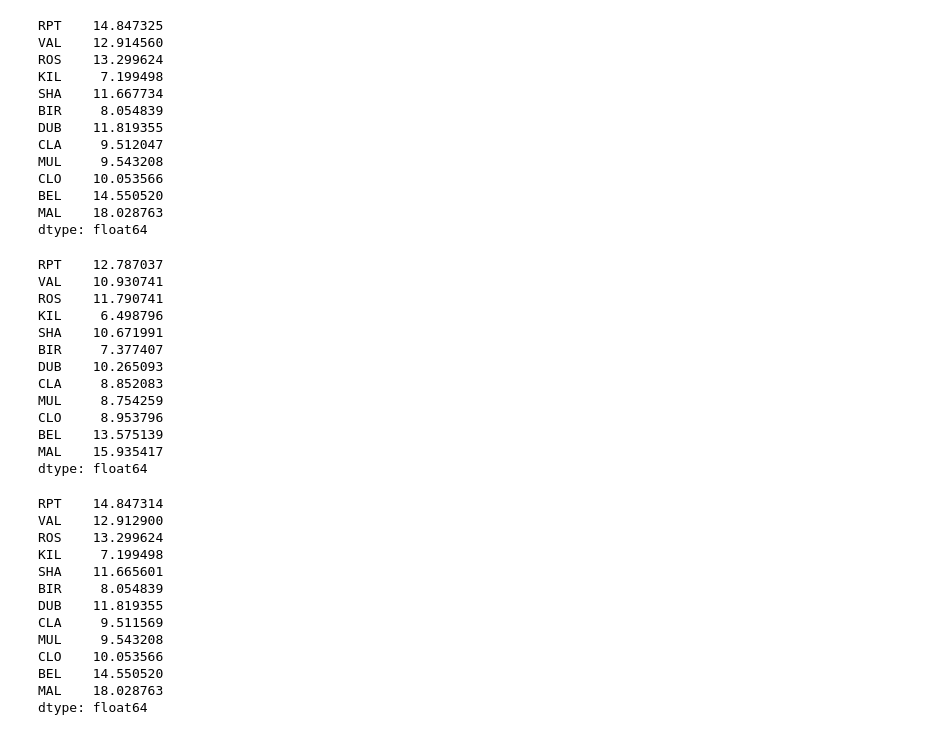
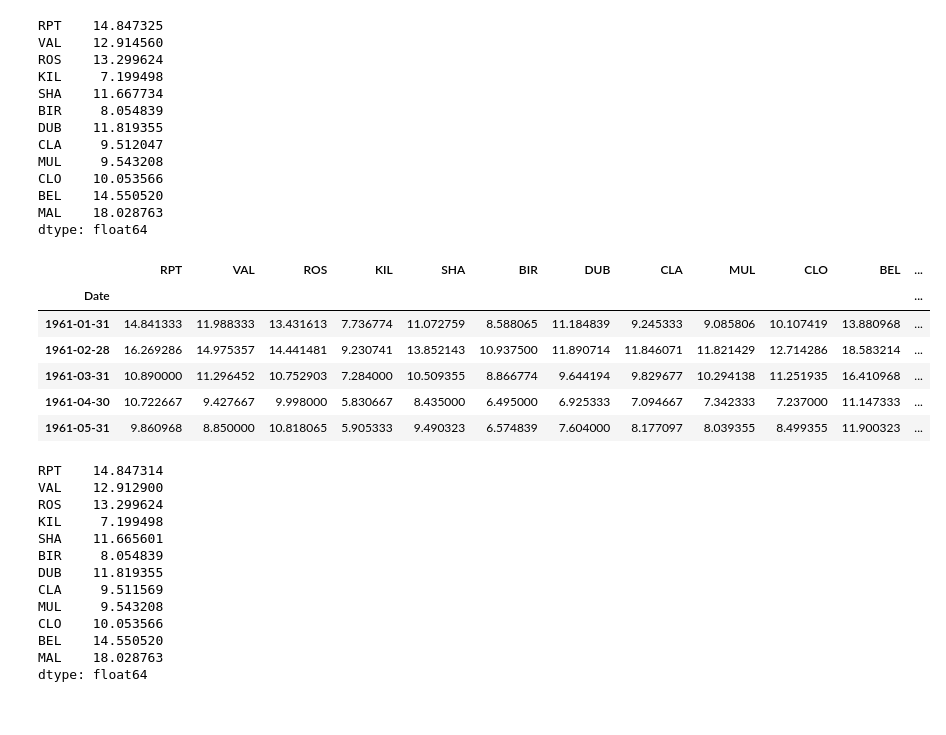
Before and after one commit to maxim5/pandas_exercises, a Jupyter notebook: 06_Stats/Wind_Stats/Exercises.ipynb, the cells around one changed output. Drawn from its saved outputs; the diff is of its cells as text; code cells hidden in the pictures.

```diff
--- a/06_Stats/Wind_Stats/Exercises.ipynb
+++ b/06_Stats/Wind_Stats/Exercises.ipynb
@@ -197,21 +225,15 @@ MAL    18.028763
 dtype: float64
 # %%
 # WRONG
-data.resample('M').first().mean()
+data.resample('M').mean().head()
 # %% [output]
-RPT    12.787037
-VAL    10.930741
-ROS    11.790741
-KIL     6.498796
-SHA    10.671991
-BIR     7.377407
-DUB    10.265093
-CLA     8.852083
-MUL     8.754259
-CLO     8.953796
-BEL    13.575139
-MAL    15.935417
-dtype: float64
+|  | RPT | VAL | ROS | KIL | SHA | BIR | DUB | CLA | MUL | CLO | BEL | ... |
+| Date |  |  |  |  |  |  |  |  |  |  |  | ... |
+| 1961-01-31 | 14.841333 | 11.988333 | 13.431613 | 7.736774 | 11.072759 | 8.588065 | 11.184839 | 9.245333 | 9.085806 | 10.107419 | 13.880968 | ... |
+| 1961-02-28 | 16.269286 | 14.975357 | 14.441481 | 9.230741 | 13.852143 | 10.937500 | 11.890714 | 11.846071 | 11.821429 | 12.714286 | 18.583214 | ... |
+| 1961-03-31 | 10.890000 | 11.296452 | 10.752903 | 7.284000 | 10.509355 | 8.866774 | 9.644194 | 9.829677 | 10.294138 | 11.251935 | 16.410968 | ... |
+| 1961-04-30 | 10.722667 | 9.427667 | 9.998000 | 5.830667 | 8.435000 | 6.495000 | 6.925333 | 7.094667 | 7.342333 | 7.237000 | 11.147333 | ... |
+| 1961-05-31 | 9.860968 | 8.850000 | 10.818065 | 5.905333 | 9.490323 | 6.574839 | 7.604000 | 8.177097 | 8.039355 | 8.499355 | 11.900323 | ... |
 # %%
 # Not exactly wrong, but not accurate
 df = data.groupby(data.index.to_period('M')).mean()
```
Also changed, not shown: parts of 13 cells of this notebook.
